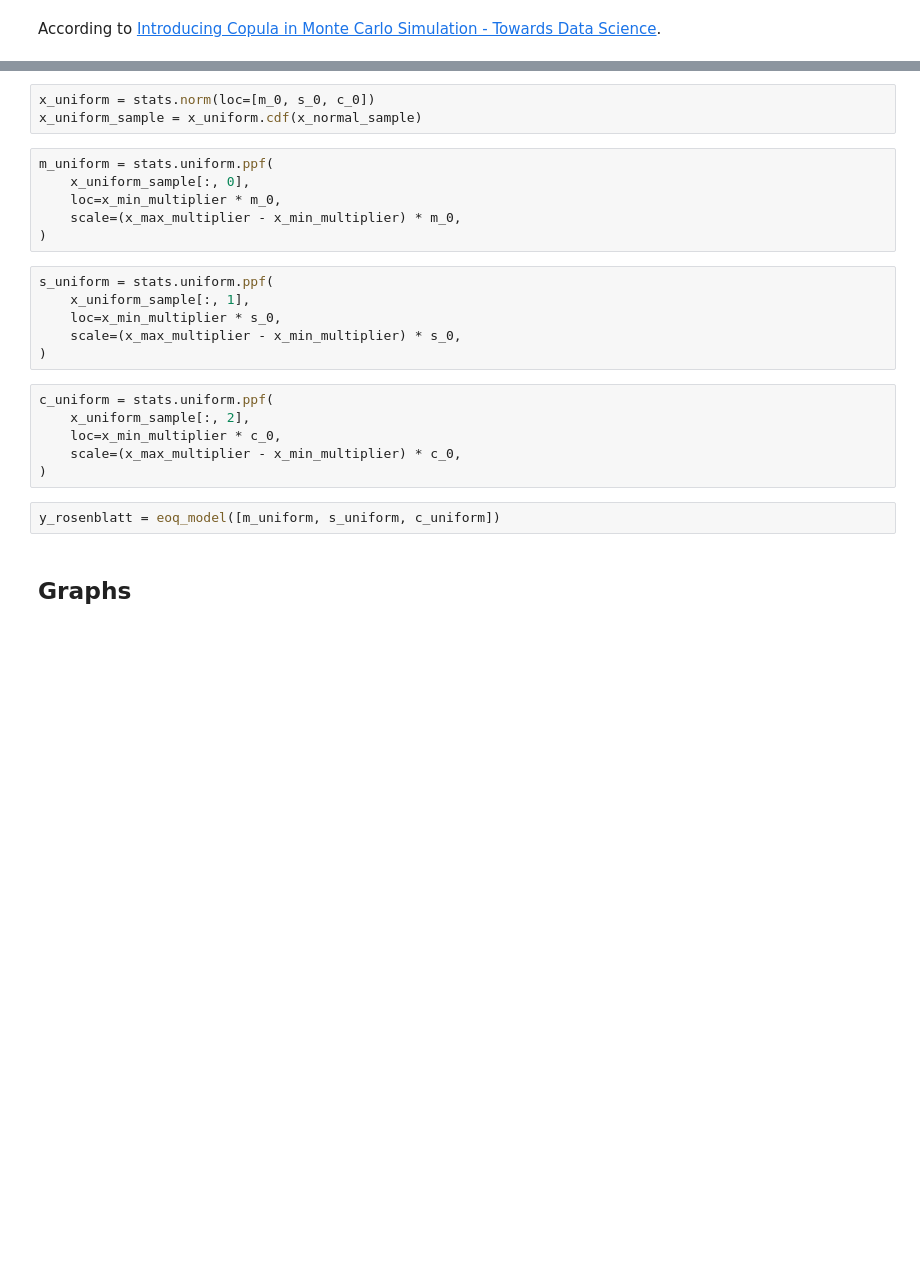
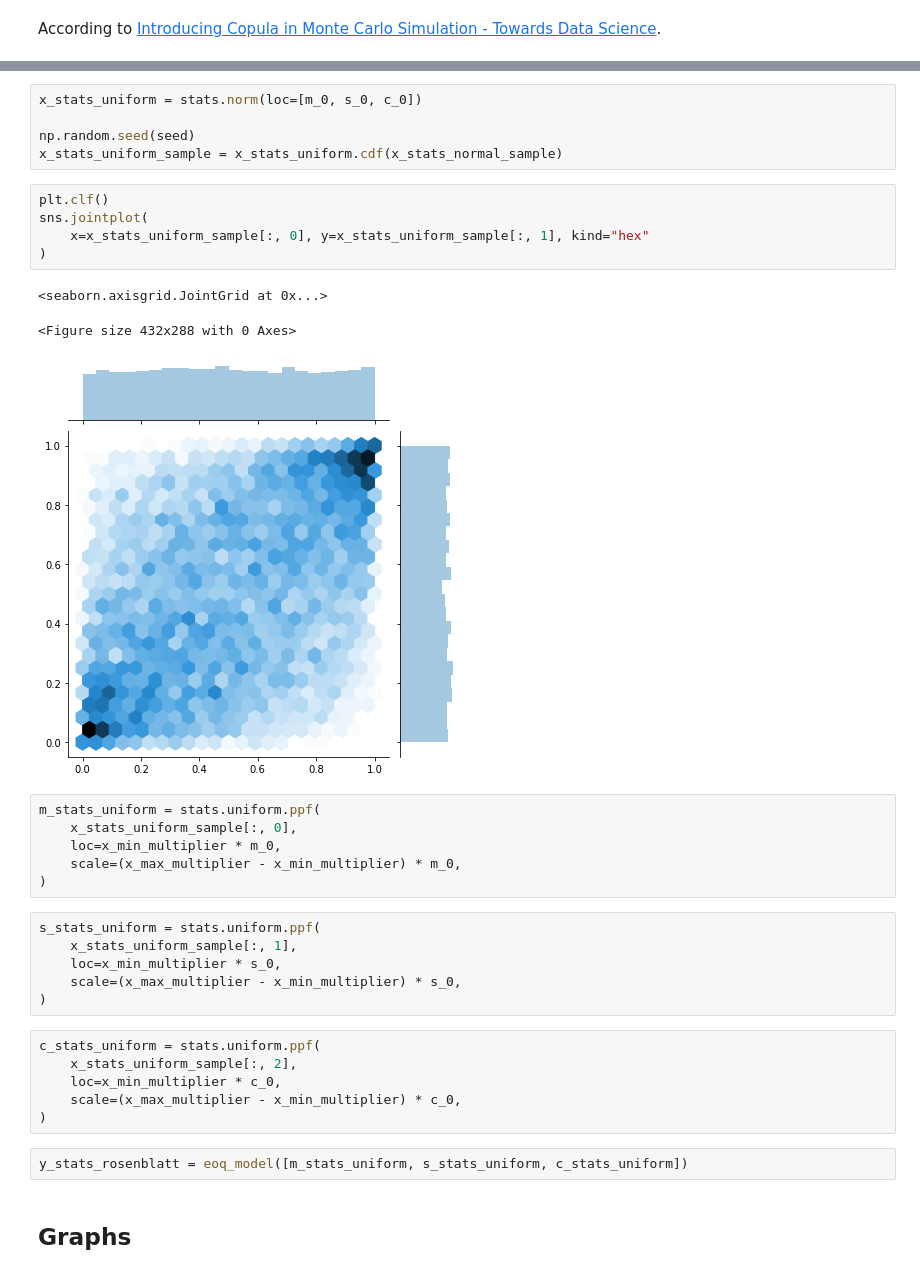
Before and after one commit to OpenSourceEconomics/econsa, a Jupyter notebook: copula-sampling.ipynb, the cells around one changed output, grey strips where cells are left out. Cells and saved outputs as stored; diff of their text form; blank space fills up the shorter version.

```diff
--- a/copula-sampling.ipynb
+++ b/copula-sampling.ipynb
@@ -255,26 +266,37 @@ x_normal_sample = x_normal.rvs(n)
 # %%
-x_uniform = stats.norm(loc=[m_0, s_0, c_0])
-x_uniform_sample = x_uniform.cdf(x_normal_sample)
+x_stats_uniform = stats.norm(loc=[m_0, s_0, c_0])
+
+np.random.seed(seed)
+x_stats_uniform_sample = x_stats_uniform.cdf(x_stats_normal_sample)
+# %%
+plt.clf()
+sns.jointplot(
+    x=x_stats_uniform_sample[:, 0], y=x_stats_uniform_sample[:, 1], kind="hex"
+)
+# %% [output]
+<seaborn.axisgrid.JointGrid at 0x...>
+<Figure size 432x288 with 0 Axes>
+[figure, added]
 # %%
-m_uniform = stats.uniform.ppf(
-    x_uniform_sample[:, 0],
+m_stats_uniform = stats.uniform.ppf(
+    x_stats_uniform_sample[:, 0],
     loc=x_min_multiplier * m_0,
     scale=(x_max_multiplier - x_min_multiplier) * m_0,
 )
 # %%
-s_uniform = stats.uniform.ppf(
-    x_uniform_sample[:, 1],
+s_stats_uniform = stats.uniform.ppf(
+    x_stats_uniform_sample[:, 1],
     loc=x_min_multiplier * s_0,
     scale=(x_max_multiplier - x_min_multiplier) * s_0,
 )
 # %%
-c_uniform = stats.uniform.ppf(
-    x_uniform_sample[:, 2],
+c_stats_uniform = stats.uniform.ppf(
+    x_stats_uniform_sample[:, 2],
     loc=x_min_multiplier * c_0,
     scale=(x_max_multiplier - x_min_multiplier) * c_0,
 )
-# %%
-y_rosenblatt = eoq_model([m_uniform, s_uniform, c_uniform])
+# %%
+y_stats_rosenblatt = eoq_model([m_stats_uniform, s_stats_uniform, c_stats_uniform])
 # %% [markdown]
 ## Graphs
 # %%
```
Also changed, not shown: parts of 45 cells of this notebook, 1 other file.
